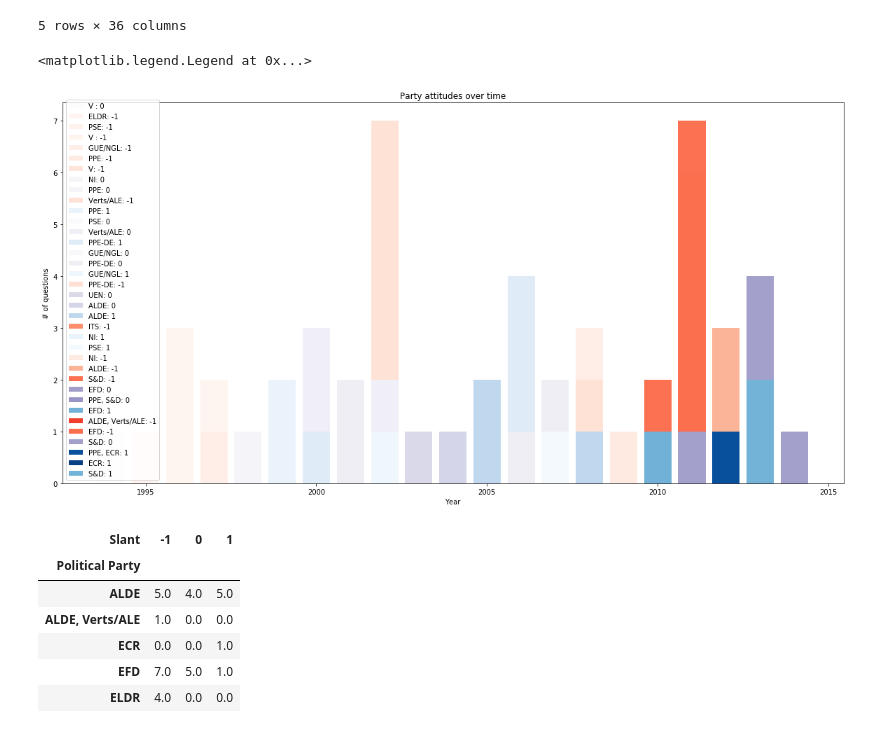
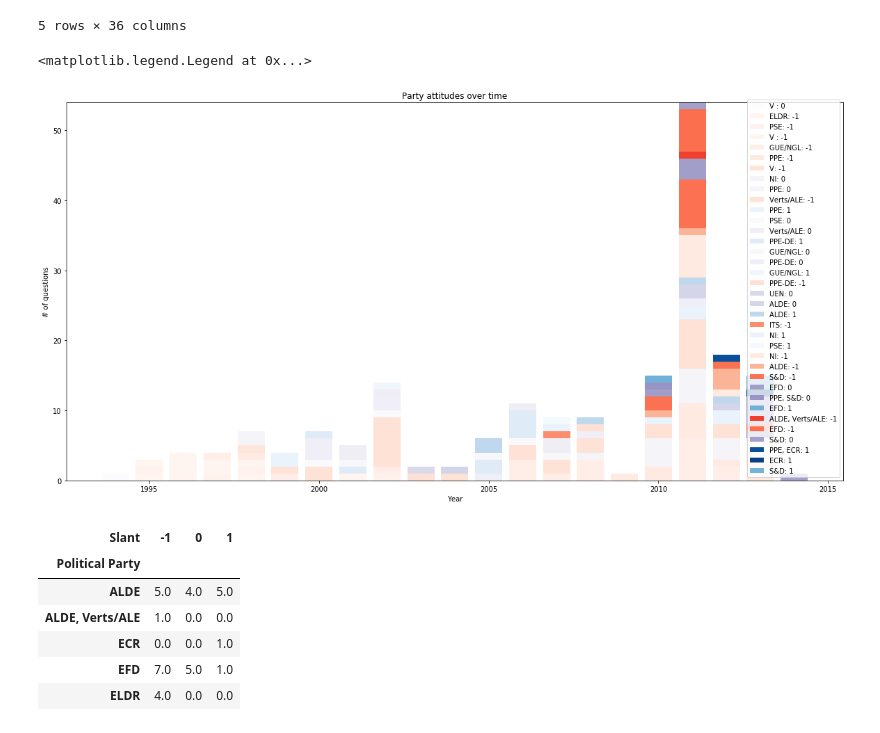
Before and after one commit to redhog/VaidaNuclearPower, a Jupyter notebook: Nuclear power attitudes, Example graphs.ipynb, the cells around one changed output. Drawn from its saved outputs; the diff is of its cells as text; code cells hidden in the pictures.

```diff
--- a/Nuclear power attitudes, Example graphs.ipynb
+++ b/Nuclear power attitudes, Example graphs.ipynb
@@ -96,6 +99,7 @@ party_and_year_counts.head()
 parties = list(data["Political Party"])
 
 plt.figure(figsize=(20, 10))
+bottom = np.zeros(len(party_and_year_counts.index))
 for idx, party in enumerate(party_and_year_counts.columns):
 
     shade = idx / len(party_and_year_counts.columns)
@@ -103,8 +107,10 @@ for idx, party in enumerate(party_and_year_counts.columns):
 
     plt.bar(party_and_year_counts.index,
             party_and_year_counts[party],
+            bottom=bottom,
             color=color,
             label=party)
+    bottom = bottom + party_and_year_counts[party]
 
 plt.ylabel("# of questions")
 plt.xlabel("Year")
@@ -130,25 +136,29 @@ slant_and_party_and_year_counts.head()
 # %%
 parties = list(data["Political Party"])
 
 plt.figure(figsize=(20, 10))
+bottom = np.zeros(len(slant_and_party_and_year_counts.index))
+
 for party, slant in slant_and_party_and_year_counts.columns:
 
     shade = parties.index(party) / len(parties)
     hue = plt.get_cmap("Reds" if slant == -1 else "Purples" if slant == 0 else "Blues")
     color = hue(shade)
 
     plt.bar(slant_and_party_and_year_counts.index,
             slant_and_party_and_year_counts[(party, slant)],
+            bottom = bottom,
             color=color,
             label="%s: %s" % (party, slant))
+    bottom = bottom + slant_and_party_and_year_counts[(party, slant)]
 
 plt.ylabel("# of questions")
 plt.xlabel("Year")
 plt.title("Party attitudes over time")
 plt.legend()
 # %% [output]
 <matplotlib.legend.Legend at 0x...>
-[figure, old version]
+[figure, new version]
 # %%
 party_attitudes = data.groupby(['Political Party', 'Slant'])["Slant"].count().unstack(level=-1).fillna(0)
 party_attitudes.head()
```
Also changed, not shown: parts of 4 cells of this notebook.
